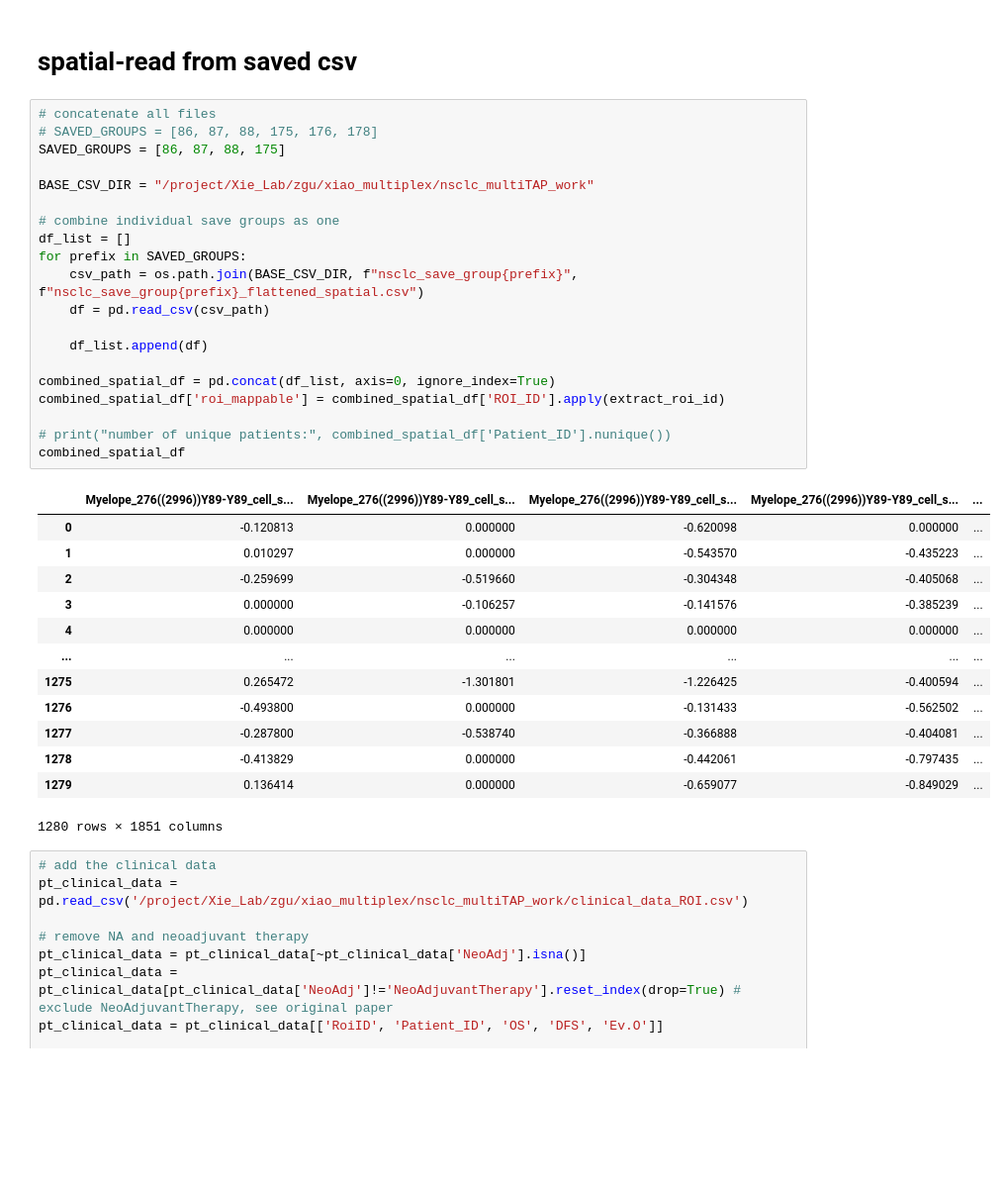
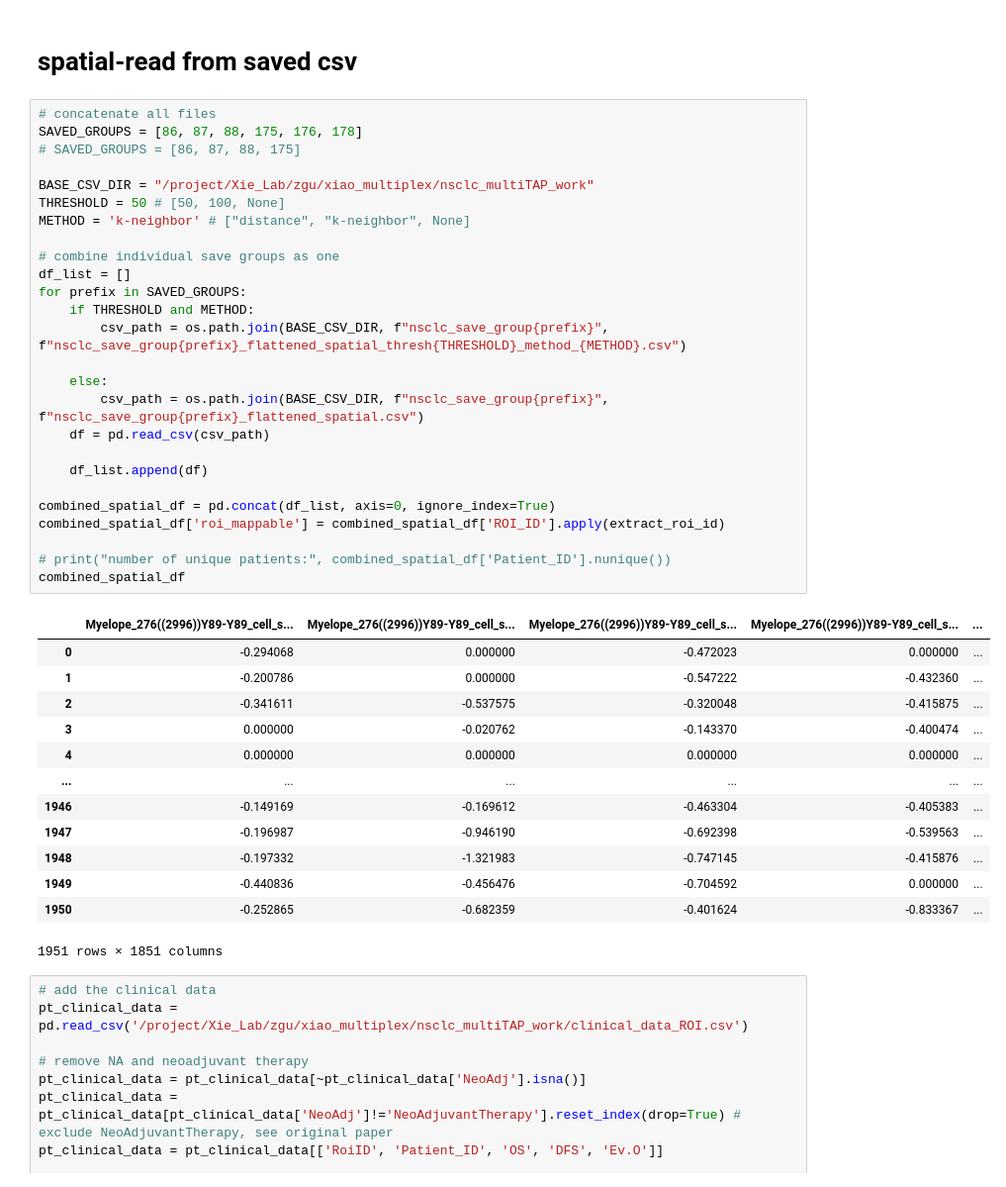
Before and after one commit to QBRC/multiTAP, a Jupyter notebook: notebooks/survival-analysis.ipynb, the cells around one changed output. Shown: that part at 99% size. Saved outputs shown, nothing was run; the diff lists cells and outputs as text; blank space fills up the shorter version.

```diff
--- a/notebooks/survival-analysis.ipynb
+++ b/notebooks/survival-analysis.ipynb
@@ -81,38 +81,44 @@ def extract_roi_id(roi_id):
 # spatial-read from saved csv
 # %%
 # concatenate all files
-# SAVED_GROUPS = [86, 87, 88, 175, 176, 178]
-SAVED_GROUPS = [86, 87, 88, 175]
+SAVED_GROUPS = [86, 87, 88, 175, 176, 178]
+# SAVED_GROUPS = [86, 87, 88, 175]
 
 BASE_CSV_DIR = "/project/Xie_Lab/zgu/xiao_multiplex/nsclc_multiTAP_work"
+THRESHOLD = 50 # [50, 100, None]
+METHOD = 'k-neighbor' # ["distance", "k-neighbor", None]
 
 # combine individual save groups as one
 df_list = []
 for prefix in SAVED_GROUPS:
-    csv_path = os.path.join(BASE_CSV_DIR, f"nsclc_save_group{prefix}", f"nsclc_save_group{prefix}_flattened_spatial.csv")
+    if THRESHOLD and METHOD:
+        csv_path = os.path.join(BASE_CSV_DIR, f"nsclc_save_group{prefix}", f"nsclc_save_group{prefix}_flattened_spatial_thresh{THRESHOLD}_method_{METHOD}.csv")
+
+    else:
+        csv_path = os.path.join(BASE_CSV_DIR, f"nsclc_save_group{prefix}", f"nsclc_save_group{prefix}_flattened_spatial.csv")
     df = pd.read_csv(csv_path)
 
     df_list.append(df)
 
 combined_spatial_df = pd.concat(df_list, axis=0, ignore_index=True)
 combined_spatial_df['roi_mappable'] = combined_spatial_df['ROI_ID'].apply(extract_roi_id)
 
 # print("number of unique patients:", combined_spatial_df['Patient_ID'].nunique())
 combined_spatial_df
 # %% [output]
 |  | Myelope_276((2996))Y89-Y89_cell_s... | Myelope_276((2996))Y89-Y89_cell_s... | Myelope_276((2996))Y89-Y89_cell_s... | Myelope_276((2996))Y89-Y89_cell_s... | ... |
-| 0 | -0.120813 | 0.000000 | -0.620098 | 0.000000 | ... |
-| 1 | 0.010297 | 0.000000 | -0.543570 | -0.435223 | ... |
-| 2 | -0.259699 | -0.519660 | -0.304348 | -0.405068 | ... |
-| 3 | 0.000000 | -0.106257 | -0.141576 | -0.385239 | ... |
+| 0 | -0.294068 | 0.000000 | -0.472023 | 0.000000 | ... |
+| 1 | -0.200786 | 0.000000 | -0.547222 | -0.432360 | ... |
+| 2 | -0.341611 | -0.537575 | -0.320048 | -0.415875 | ... |
+| 3 | 0.000000 | -0.020762 | -0.143370 | -0.400474 | ... |
 | 4 | 0.000000 | 0.000000 | 0.000000 | 0.000000 | ... |
 | ... | ... | ... | ... | ... | ... |
-| 1275 | 0.265472 | -1.301801 | -1.226425 | -0.400594 | ... |
-| 1276 | -0.493800 | 0.000000 | -0.131433 | -0.562502 | ... |
-| 1277 | -0.287800 | -0.538740 | -0.366888 | -0.404081 | ... |
-| 1278 | -0.413829 | 0.000000 | -0.442061 | -0.797435 | ... |
-| 1279 | 0.136414 | 0.000000 | -0.659077 | -0.849029 | ... |
+| 1946 | -0.149169 | -0.169612 | -0.463304 | -0.405383 | ... |
+| 1947 | -0.196987 | -0.946190 | -0.692398 | -0.539563 | ... |
+| 1948 | -0.197332 | -1.321983 | -0.747145 | -0.415876 | ... |
+| 1949 | -0.440836 | -0.456476 | -0.704592 | 0.000000 | ... |
+| 1950 | -0.252865 | -0.682359 | -0.401624 | -0.833367 | ... |
-1280 rows × 1851 columns
+1951 rows × 1851 columns
 # %%
 # add the clinical data
 pt_clinical_data = pd.read_csv('/project/Xie_Lab/zgu/xiao_multiplex/nsclc_multiTAP_work/clinical_data_ROI.csv')
```
Also changed, not shown: parts of 14 cells of this notebook.
